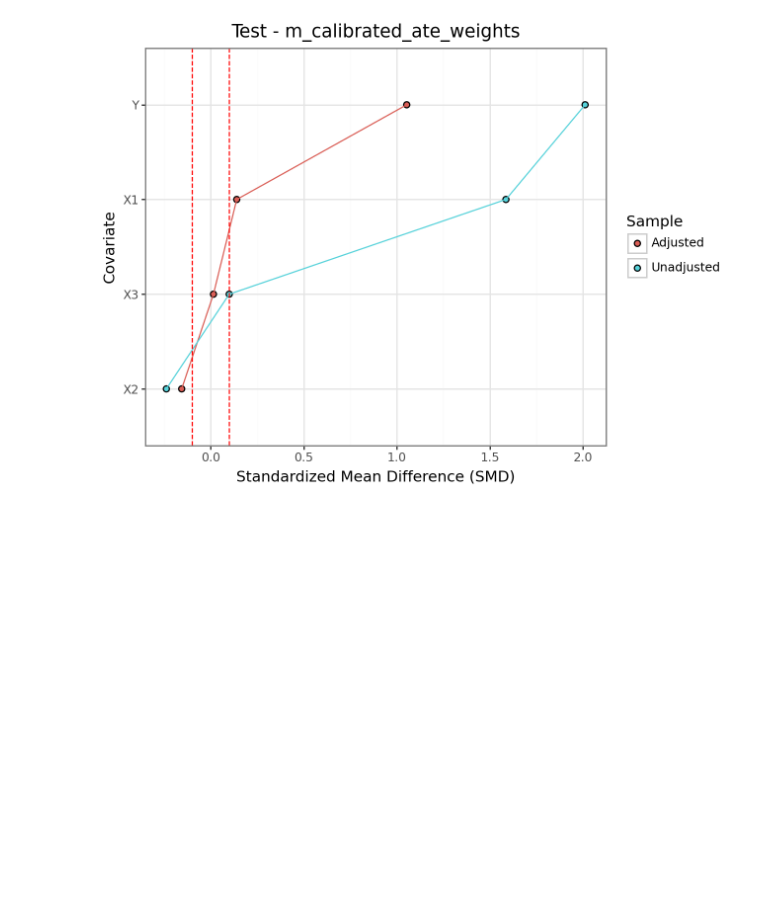
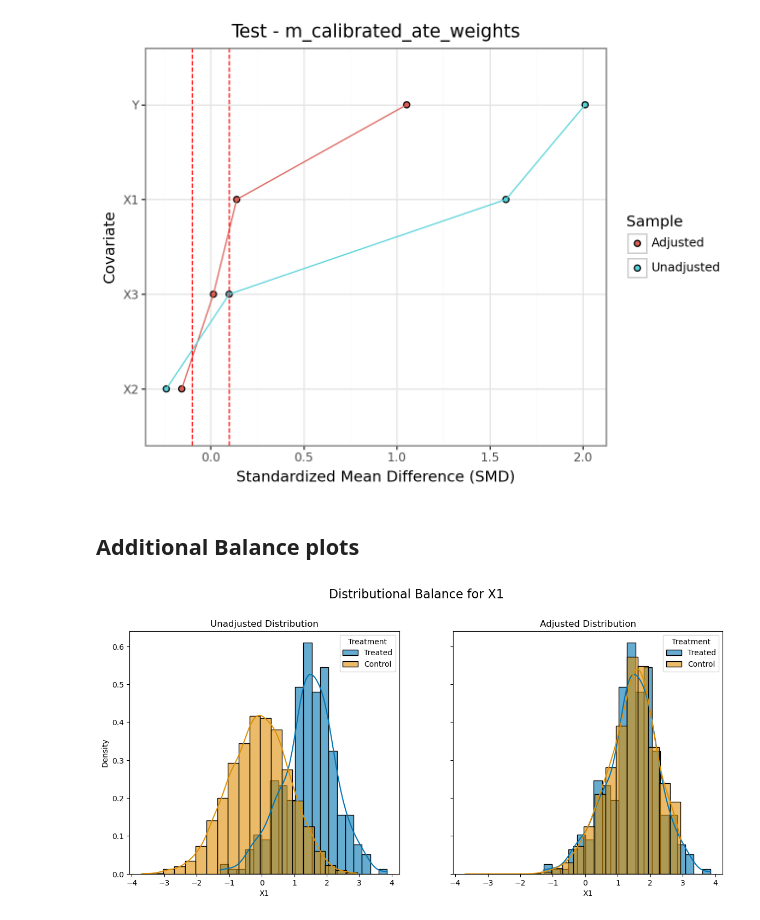
Before and after one commit to SvenKlaassen/cov-balance, a Jupyter notebook: cobalt_tests/python/unbalanced_dgp.ipynb, the cells around one changed output. Cells and saved outputs as stored; diff of their text form; code cells hidden in the pictures; blank space fills up the shorter version.

Commit message:
add additional balance plots

```diff
--- a/cobalt_tests/python/unbalanced_dgp.ipynb
+++ b/cobalt_tests/python/unbalanced_dgp.ipynb
@@ -242,3 +242,10 @@ for i, p in enumerate(ate_plots_test):
 [figure]
 [figure]
 [figure]
+# %% [markdown]
+## Additional Balance plots
+# %%
+g = bal_table_test.balance_plot(covariate="X1")
+plt.show()
+# %% [output]
+[figure, added]
```
Also changed, not shown: 2 other files.
